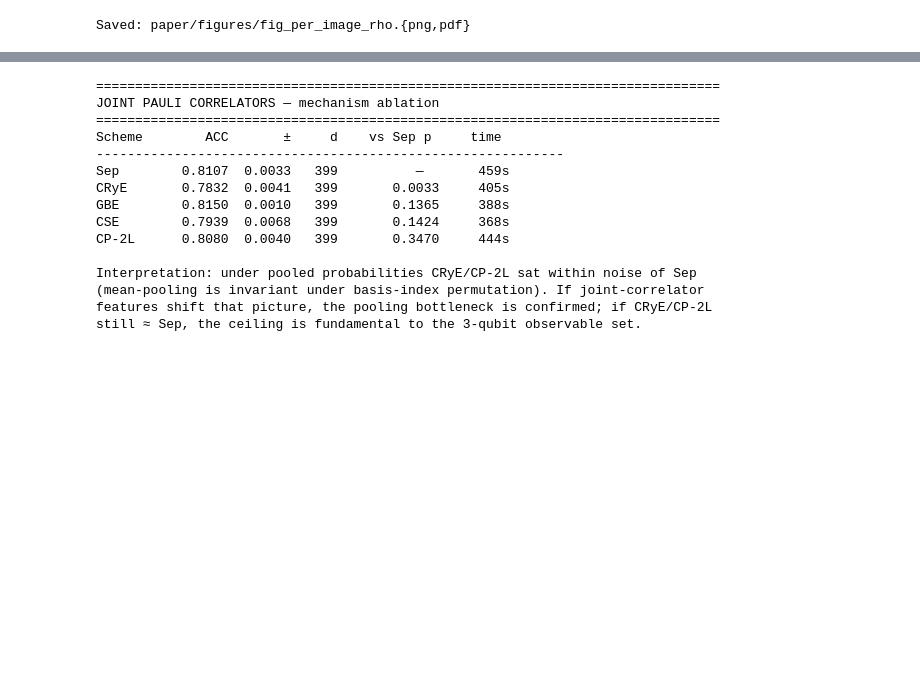
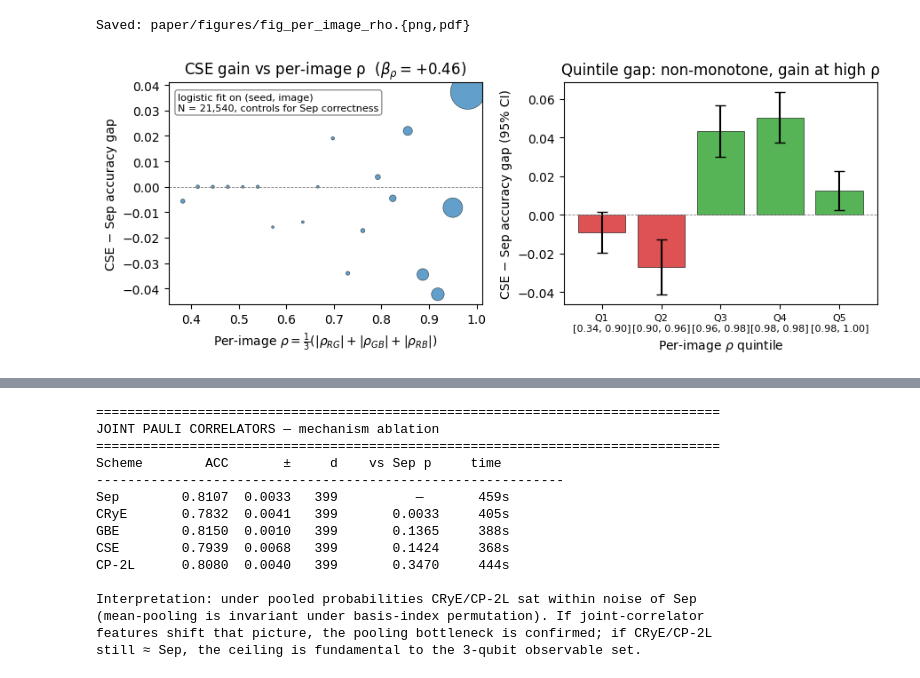
Before and after one commit to el-dAna/QIP, a Jupyter notebook: Phase7_PathMNIST.ipynb, the cells around one changed output, grey strips where cells are left out. Cells and saved outputs as stored; diff of their text form; code cells hidden in the pictures; blank space fills up the shorter version.

```diff
--- a/Phase7_PathMNIST.ipynb
+++ b/Phase7_PathMNIST.ipynb
@@ -658,3 +658,85 @@ QUINTILE WIN-RATE ANALYSIS
  CP-2L:  high-ρ disagreement CP-2L-wins = 572/923 = 0.620   low-ρ = 428/944 = 0.453
 [figure]
 Saved: paper/figures/fig_per_image_rho.{png,pdf}
+# %%
+# ==================================================================
+# Manuscript figure: fig_mechanism.{pdf,png}
+# Two panels:
+#   (left)  per-image ρ vs CSE-vs-Sep correctness, logistic fit, β_ρ annotated
+#   (right) 5-quintile bar plot of CSE − Sep accuracy gap with 95% CI
+# Requires cell 6 to have been run (uses correct, rho_img, q_idx, sep_correct, N_SEEDS_VER).
+# ==================================================================
+import os
+os.makedirs('paper/figures', exist_ok=True)
+
+# --- Left panel data: pool over seeds, fit logistic with sep_correct as control
+rho_pool = np.tile(rho_img, N_SEEDS_VER)
+sep_pool = sep_correct.ravel()
+y_cse    = correct['CSE'].ravel()
+X_pool   = np.column_stack([rho_pool, sep_pool])
+lr = LogisticRegression(max_iter=500).fit(X_pool, y_cse)
+beta_rho_cse = lr.coef_[0, 0]
+
+# Binned scatter (CSE-Sep gap by ρ) — same construction as the existing cell 6 plot
+p_cse_img = correct['CSE'].mean(0)
+p_sep_img = sep_correct.mean(0)
+gap_img   = p_cse_img - p_sep_img
+bins      = np.linspace(rho_img.min(), rho_img.max(), 22)
+bin_idx   = np.digitize(rho_img, bins)
+bin_x, bin_y, bin_n = [], [], []
+for b in range(1, len(bins)):
+    m = bin_idx == b
+    if m.sum() >= 20:
+        bin_x.append((bins[b-1] + bins[b]) / 2)
+        bin_y.append(gap_img[m].mean())
+        bin_n.append(m.sum())
+bin_x, bin_y, bin_n = np.array(bin_x), np.array(bin_y), np.array(bin_n)
+
+# --- Right panel data: quintile gap with 95% CI from per-image gap
+quintile_means, quintile_lo, quintile_hi, quintile_labels = [], [], [], []
+for q in range(5):
+    m = q_idx == q
+    g = gap_img[m]
+    mu = g.mean()
+    se = g.std(ddof=1) / np.sqrt(m.sum())
+    quintile_means.append(mu)
+    quintile_lo.append(mu - 1.96 * se)
+    quintile_hi.append(mu + 1.96 * se)
+    lo, hi = q_edges[q], q_edges[q + 1]
+    quintile_labels.append(f'Q{q+1}\n[{lo:.2f}, {hi:.2f}]')
+
+# --- Plot
+fig, (axL, axR) = plt.subplots(1, 2, figsize=(9, 3.6))
+
+# Left: binned scatter + horizontal zero + β_ρ annotation
+axL.scatter(bin_x, bin_y, s=bin_n / 5, alpha=0.7, color='#1f77b4', edgecolor='k', lw=0.4)
+axL.axhline(0, color='gray', lw=0.6, linestyle='--')
+axL.set_xlabel(r'Per-image $\rho = \frac{1}{3}(|\rho_{RG}| + |\rho_{GB}| + |\rho_{RB}|)$')
+axL.set_ylabel('CSE − Sep accuracy gap')
+axL.set_title(f'CSE gain vs per-image ρ  ($\\beta_\\rho = {beta_rho_cse:+.2f}$)')
+axL.text(0.03, 0.95,
+         f'logistic fit on (seed, image)\nN = {len(rho_pool):,}, controls for Sep correctness',
+         transform=axL.transAxes, va='top', fontsize=8,
+         bbox=dict(boxstyle='round', facecolor='white', alpha=0.85, edgecolor='gray'))
+
+# Right: quintile bars with 95% CI
+xpos = np.arange(5)
+yerr = np.array([np.array(quintile_means) - np.array(quintile_lo),
+                 np.array(quintile_hi) - np.array(quintile_means)])
+colors = ['#d62728' if m < 0 else '#2ca02c' for m in quintile_means]
+axR.bar(xpos, quintile_means, yerr=yerr, color=colors, alpha=0.8,
+        edgecolor='k', lw=0.5, capsize=4)
+axR.axhline(0, color='gray', lw=0.6, linestyle='--')
+axR.set_xticks(xpos)
+axR.set_xticklabels(quintile_labels, fontsize=8)
+axR.set_xlabel(r'Per-image $\rho$ quintile')
+axR.set_ylabel('CSE − Sep accuracy gap (95% CI)')
+axR.set_title('Quintile gap: non-monotone, gain at high ρ')
+
+plt.tight_layout()
+plt.savefig('paper/figures/fig_mechanism.pdf', bbox_inches='tight')
+plt.savefig('paper/figures/fig_mechanism.png', dpi=300, bbox_inches='tight')
+plt.show()
+print(f"\nSaved: paper/figures/fig_mechanism.{{pdf,png}}  (β_ρ = {beta_rho_cse:+.4f})")
+# %% [output]
+[figure, added]
```
Also changed, not shown: parts of 4 cells of this notebook, 10 other files.
